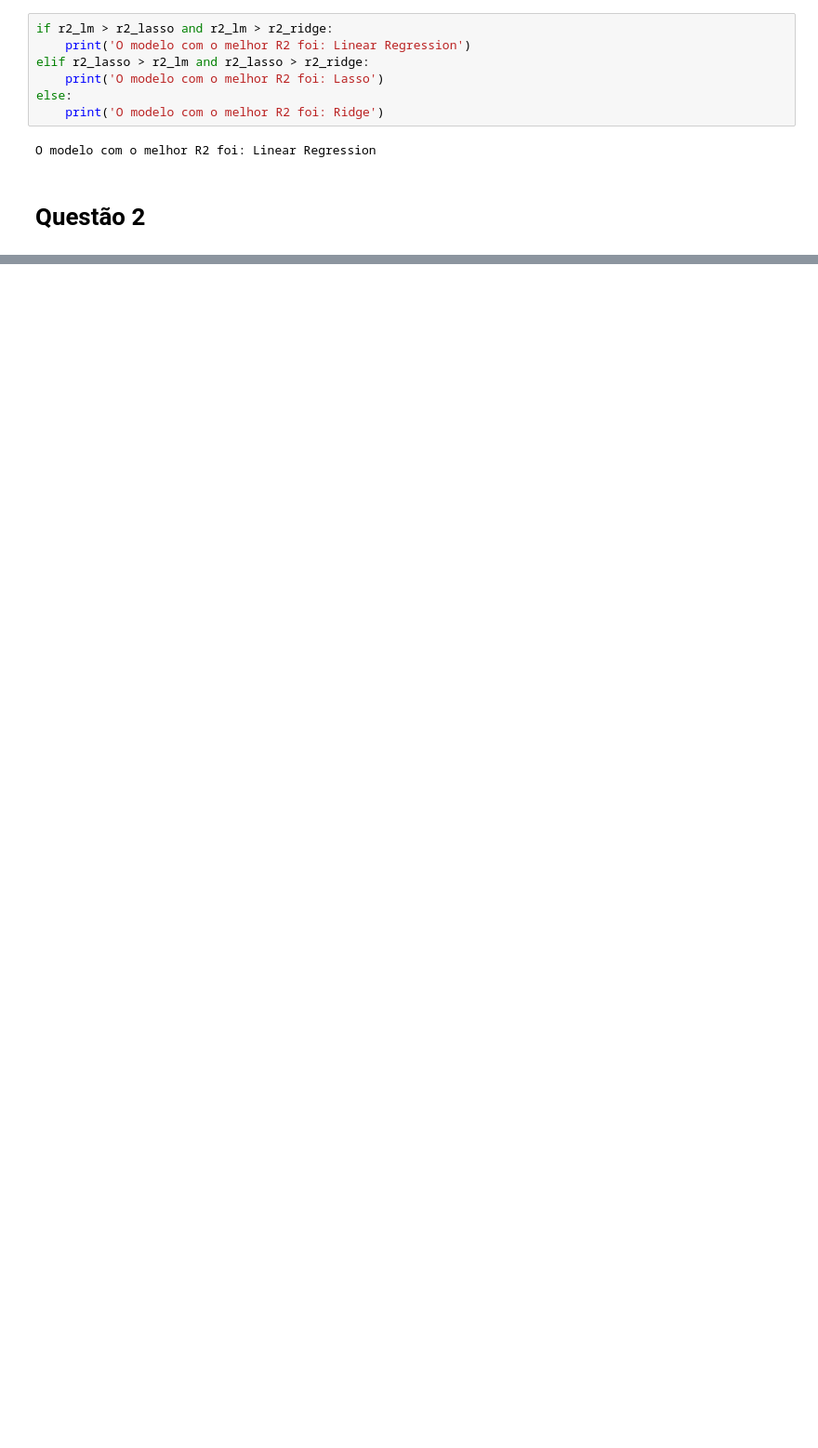
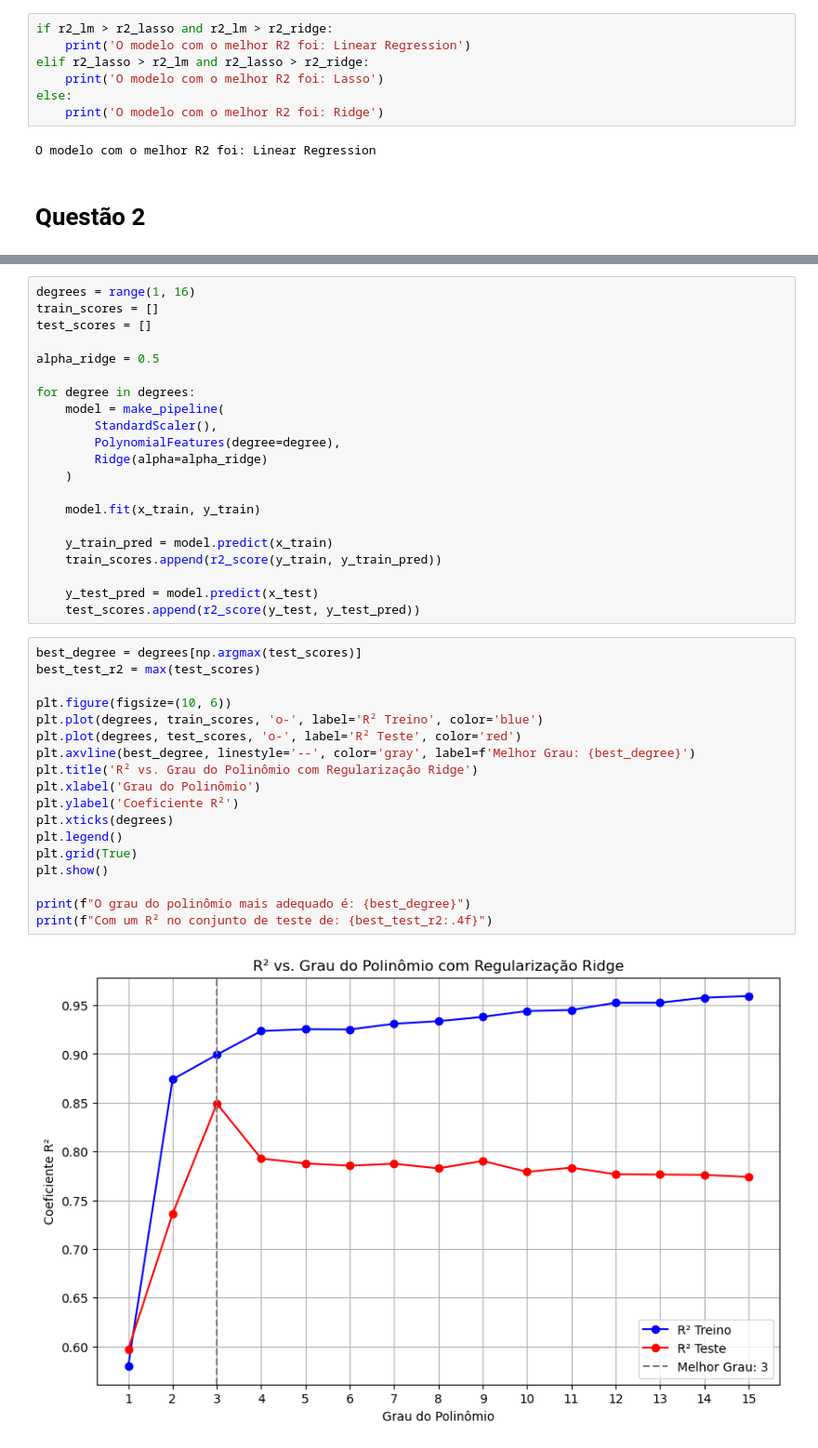
Before and after one commit to delbempedro/introcienciadedados, a Jupyter notebook: questionario5/q5.ipynb, the cells around one changed output, grey strips where cells are left out. Shown at 93% size. Cells and saved outputs as stored; diff of their text form; blank space fills up the shorter version.

```diff
--- a/questionario5/q5.ipynb
+++ b/questionario5/q5.ipynb
@@ -233,0 +340,41 @@ O modelo com o melhor R2 foi: Linear Regression
+# %%
+degrees = range(1, 16)
+train_scores = []
+test_scores = []
+
+alpha_ridge = 0.5
+
+for degree in degrees:
+    model = make_pipeline(
+        StandardScaler(),
+        PolynomialFeatures(degree=degree),
+        Ridge(alpha=alpha_ridge)
+    )
+
+    model.fit(x_train, y_train)
+
+    y_train_pred = model.predict(x_train)
+    train_scores.append(r2_score(y_train, y_train_pred))
+
+    y_test_pred = model.predict(x_test)
+    test_scores.append(r2_score(y_test, y_test_pred))
+# %%
+best_degree = degrees[np.argmax(test_scores)]
+best_test_r2 = max(test_scores)
+
+plt.figure(figsize=(10, 6))
+plt.plot(degrees, train_scores, 'o-', label='R² Treino', color='blue')
+plt.plot(degrees, test_scores, 'o-', label='R² Teste', color='red')
+plt.axvline(best_degree, linestyle='--', color='gray', label=f'Melhor Grau: {best_degree}')
+plt.title('R² vs. Grau do Polinômio com Regularização Ridge')
+plt.xlabel('Grau do Polinômio')
+plt.ylabel('Coeficiente R²')
+plt.xticks(degrees)
+plt.legend()
+plt.grid(True)
+plt.show()
+
+print(f"O grau do polinômio mais adequado é: {best_degree}")
+print(f"Com um R² no conjunto de teste de: {best_test_r2:.4f}")
+# %% [output]
+[figure, added]
```
Also changed, not shown: parts of 44 cells of this notebook.
